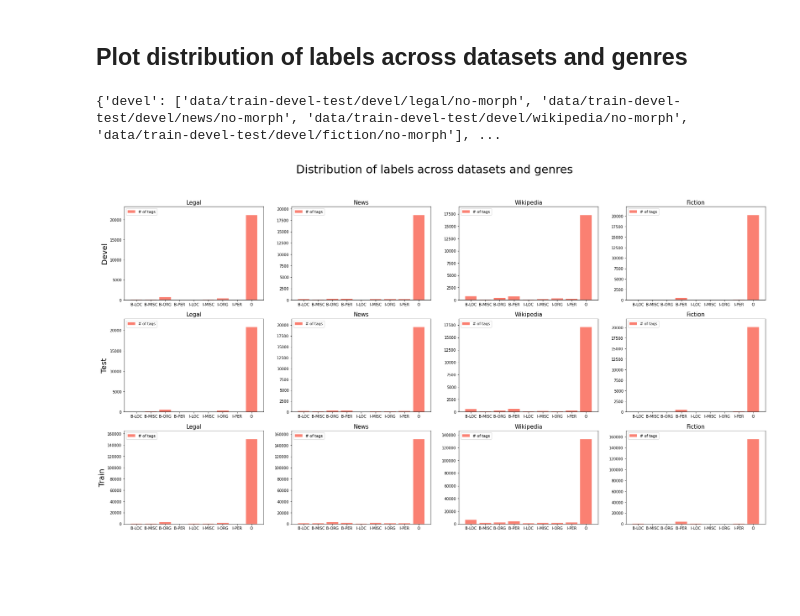
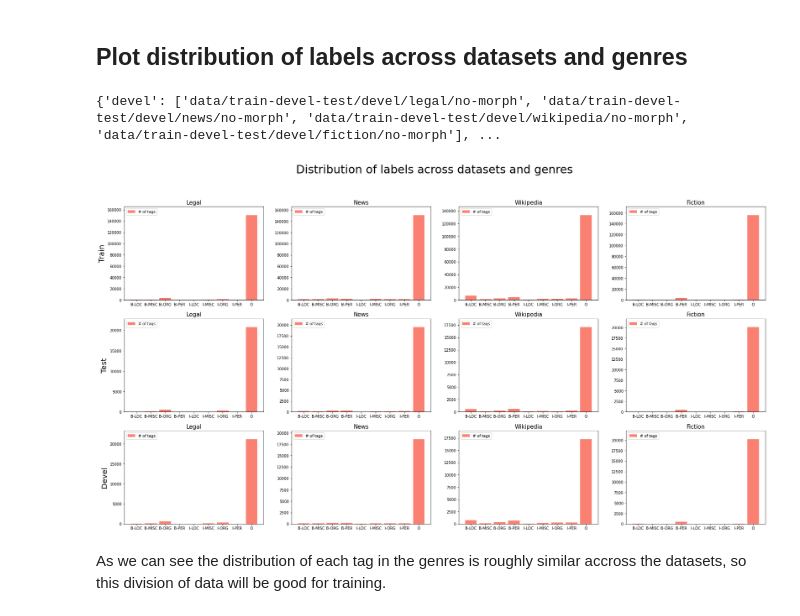
Before and after one commit to Henya14/deep-learning-ner, a Jupyter notebook: data_visualization.ipynb, the cells around one changed output. Cells and saved outputs as stored; diff of their text form; code cells hidden in the pictures; blank space fills up the shorter version.

```diff
--- a/data_visualization.ipynb
+++ b/data_visualization.ipynb
@@ -291,24 +298,26 @@ plot_word_counts(word_count)
 # %%
 def plot_tag_distribution():
     data_dirs = get_train_devel_test_conllup_file_dirs()
     genres = [data_dirs[genre_dir] for genre_dir in data_dirs]
     fig, ax = plt.subplots(len(data_dirs),len(genres[0]))
     fig.suptitle("Distribution of labels across datasets and genres",  fontsize=30)
     fig.set_size_inches(30.5, 15.5)
     print(data_dirs)
-    for i, dataset in enumerate(data_dirs):
+    for i, dataset in enumerate(reversed(list(data_dirs))):
         for j, genre_dir_path in enumerate(data_dirs[dataset]):
             genre = genre_dir_path.split(os.sep)[-2]
             df = load_csv_files_from_dir(genre_dir_path)
             value_counts = df["CONLL:NER"].value_counts().sort_index()
             rects = ax[i][j].bar(value_counts.keys(), value_counts.values, color="salmon", label="# of tags")
             ax[i][j].legend()
             if j == 0:
                 ax[i][j].set_ylabel(f"{dataset[0].upper()}{dataset[1:]}").set_fontsize(20)
             ax[i][j].set_title(f"{genre[0].upper()}{genre[1:]}").set_fontsize(15)
             ax[i][j].set_ylim(0, max(value_counts.values) * 1.1)
 
 plot_tag_distribution()
 # %% [output]
 {'devel': ['data/train-devel-test/devel/legal/no-morph', 'data/train-devel-test/devel/news/no-morph', 'data/train-devel-test/devel/wikipedia/no-morph', 'data/train-devel-test/devel/fiction/no-morph'], ...
-[figure, old version]
+[figure, new version]
+# %% [markdown]
+As we can see the distribution of each tag in the genres is roughly similar accross the datasets, so this division of data will be good for training.
```
Also changed, not shown: parts of 3 cells of this notebook.
